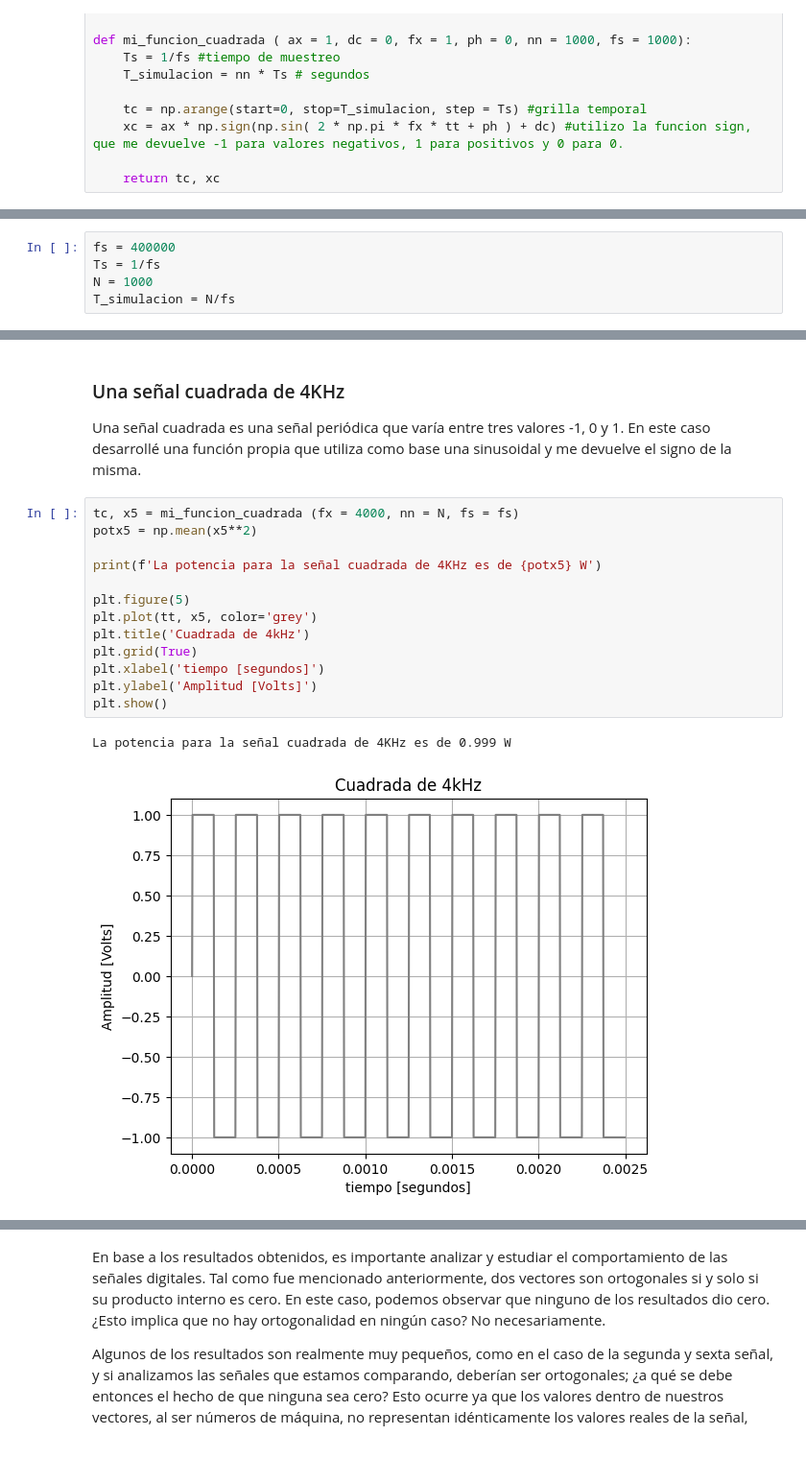
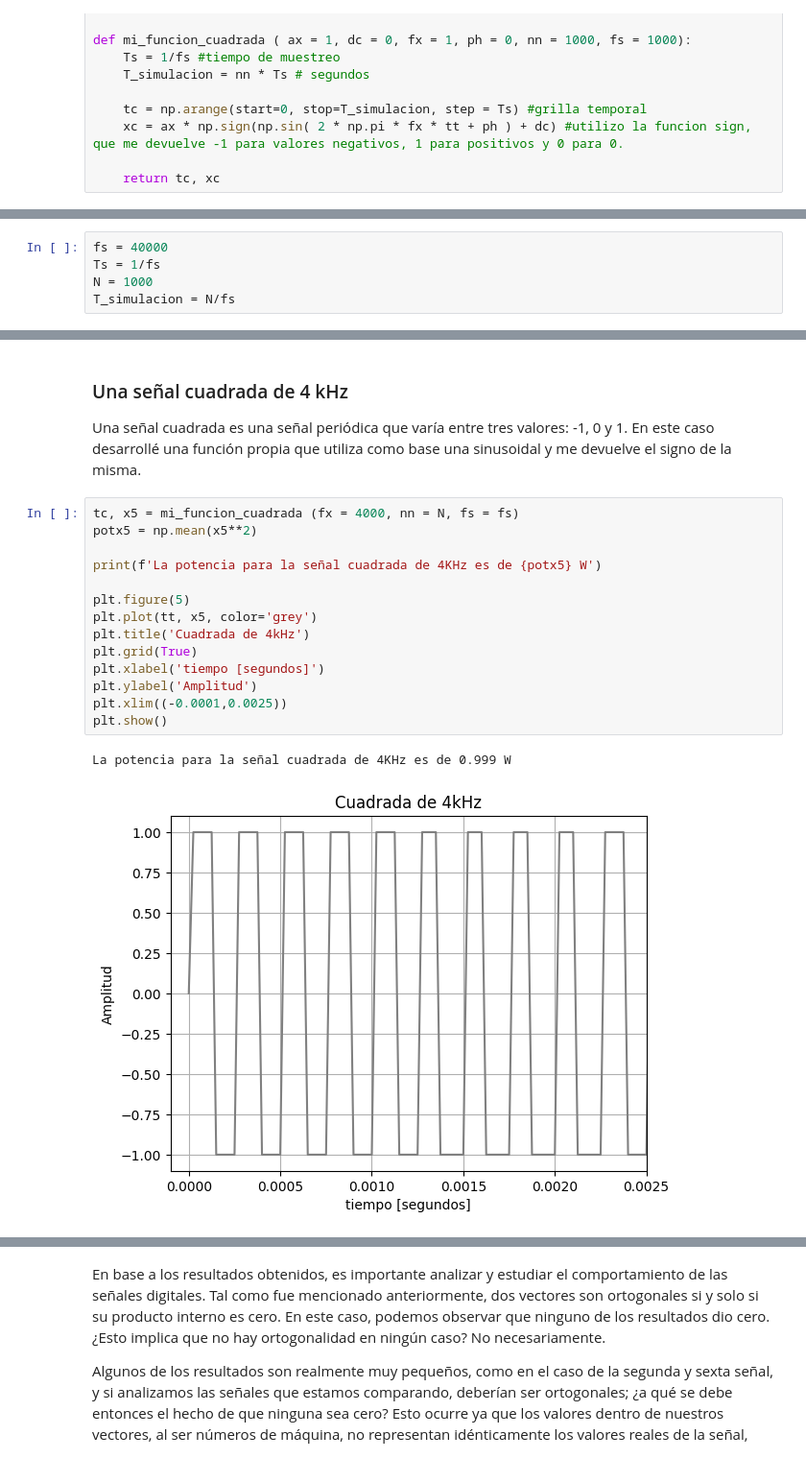
Before and after one commit to mtaranilla/APS_2025, a Jupyter notebook: TS1_Taranilla_notebook.ipynb, the cells around one changed output, grey strips where cells are left out. Shown at 96% size. Saved outputs shown, nothing was run; the diff lists cells and outputs as text.

```diff
--- a/TS1_Taranilla_notebook.ipynb
+++ b/TS1_Taranilla_notebook.ipynb
@@ -117,5 +117,5 @@ En todos los casos utilicé una misma *fs = 400 KHz* (Por lo tanto una *Ts = 0,0
 # %%
-fs = 400000
+fs = 40000
 Ts = 1/fs
 N = 1000
 T_simulacion = N/fs
@@ -202,20 +206,21 @@ La potencia para la señal clippeada es de 0.37090032542642337 W
 # %% [markdown]
-### Una señal cuadrada de 4KHz
-Una señal cuadrada es una señal periódica que varía entre tres valores -1, 0 y 1. En este caso desarrollé una función propia que utiliza como base una sinusoidal y me devuelve el signo de la misma.
+### Una señal cuadrada de 4 kHz
+Una señal cuadrada es una señal periódica que varía entre tres valores: -1, 0 y 1. En este caso desarrollé una función propia que utiliza como base una sinusoidal y me devuelve el signo de la misma.
 # %%
 tc, x5 = mi_funcion_cuadrada (fx = 4000, nn = N, fs = fs)
 potx5 = np.mean(x5**2)
 
 print(f'La potencia para la señal cuadrada de 4KHz es de {potx5} W')
 
 plt.figure(5)
 plt.plot(tt, x5, color='grey')
 plt.title('Cuadrada de 4kHz')
 plt.grid(True)
 plt.xlabel('tiempo [segundos]')
-plt.ylabel('Amplitud [Volts]')
+plt.ylabel('Amplitud')
+plt.xlim((-0.0001,0.0025))
 plt.show()
 # %% [output]
 La potencia para la señal cuadrada de 4KHz es de 0.999 W
-[figure, old version]
+[figure, new version]
 # %% [markdown]
```
Also changed, not shown: parts of 23 cells of this notebook.
